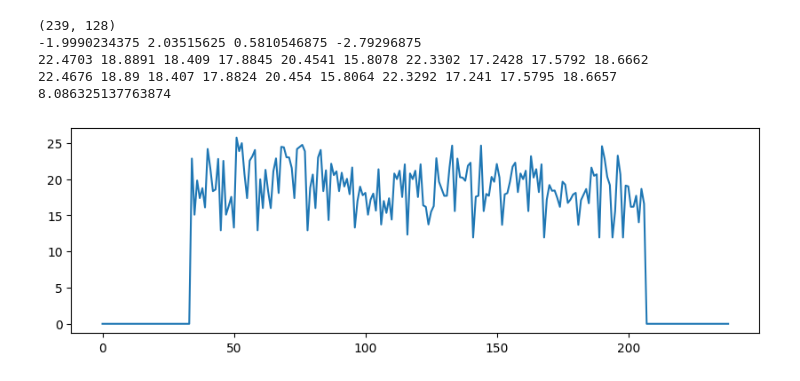
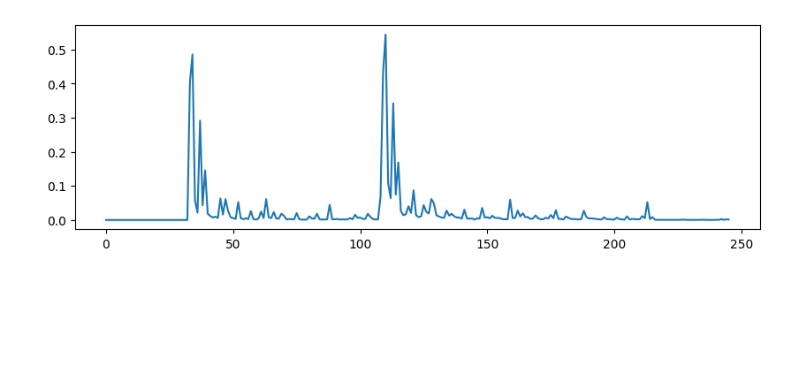
Before and after one commit to Tracy-ZYH/c2kv, a Jupyter notebook: kvcache_inspect.ipynb, the cells around one changed output. Saved outputs shown, nothing was run; the diff lists cells and outputs as text; code cells hidden in the pictures; blank space fills up the shorter version.

```diff
--- a/kvcache_inspect.ipynb
+++ b/kvcache_inspect.ipynb
@@ -67,40 +16,42 @@ def cos_distance(vec1: np.ndarray, vec2: np.ndarray):
 
 def l2_distance(vec1: np.ndarray, vec2: np.ndarray):
     return norm(vec1-vec2)
+# %%
+def calculate_angle(x1, y1, x2, y2):
+    vector1 = (x1, y1)
+    vector2 = (x2, y2)
+    dot_product = vector1[0] * vector2[0] + vector1[1] * vector2[1]
+    magnitude1 = math.sqrt(vector1[0]**2 + vector1[1]**2)
+    magnitude2 = math.sqrt(vector2[0]**2 + vector2[1]**2)
+    if magnitude1 == 0 or magnitude2 == 0:
+        return 0.0
+    cos_angle = dot_product / (magnitude1 * magnitude2)
+    cos_angle = max(min(cos_angle, 1.0), -1.0)
+    angle_rad = math.acos(cos_angle)
+    # angle_deg = math.degrees(angle_rad)
+    return angle_rad
 # %%
 def calc_kv_distance(kv1, kv2, layer, korv, seq, head, metric):
     kv1 = kv1[layer, korv, seq, head]
     kv2 = kv2[layer, korv, seq, head]
-    print(kv1.shape)
     pos = 40
-    hidden = 2
+    hidden = 10
     half_head_size = kv1.shape[-1] // 2
     # half_head_size = 1
     x1, y1 = kv1[pos][hidden], kv1[pos][hidden + half_head_size]
     x2, y2 = kv2[pos][hidden], kv2[pos][hidden + half_head_size]
-    delta = np.arctan(y1 / x1) - np.arctan(y2 / x2)
-    print(x1, y1, x2, y2)
-    for i in range(10):
-        print(round(norm(kv1[pos + i]), 4), end=' ')
-    print()
-    for i in range(10):
-        print(round(norm(kv2[pos + i]), 4), end=' ')
-    print()
-    print((pos / (1000000.0 ** (hidden / half_head_size)) - delta) / np.pi)
+    delta = calculate_angle(x1, y1, x2, y2)
+    # print(x1, y1, x2, y2)
+    # print(f"delta: {delta}")
+    # print((33 / (5000000.0 ** (hidden / half_head_size)) - delta) / np.pi)
     dis = np.zeros((kv2.shape[0],))
     for i, (vec1, vec2) in enumerate(zip(kv1, kv2)):
         dis[i] = metric(vec1, vec2)
     return dis
-dis = calc_kv_distance(kv_recomp, kv_reuse, 0, 0, 0, 0, l2_distance)
-# %% [output]
-(239, 128)
--1.9990234375 2.03515625 0.5810546875 -2.79296875
-22.4703 18.8891 18.409 17.8845 20.4541 15.8078 22.3302 17.2428 17.5792 18.6662
-22.4676 18.89 18.407 17.8824 20.454 15.8064 22.3292 17.241 17.5795 18.6657
-8.086325137763874
 # %%
+dis = calc_kv_distance(kv_recomp, kv_reuse, 2, 1, 0, 0, cos_distance)
 plt.figure(figsize=(10,3))
 plt.plot(dis)
 plt.show()
 # %% [output]
-[figure, old version]
+[figure, new version]
```
Also changed, not shown: parts of 4 cells of this notebook, 5 other files.
